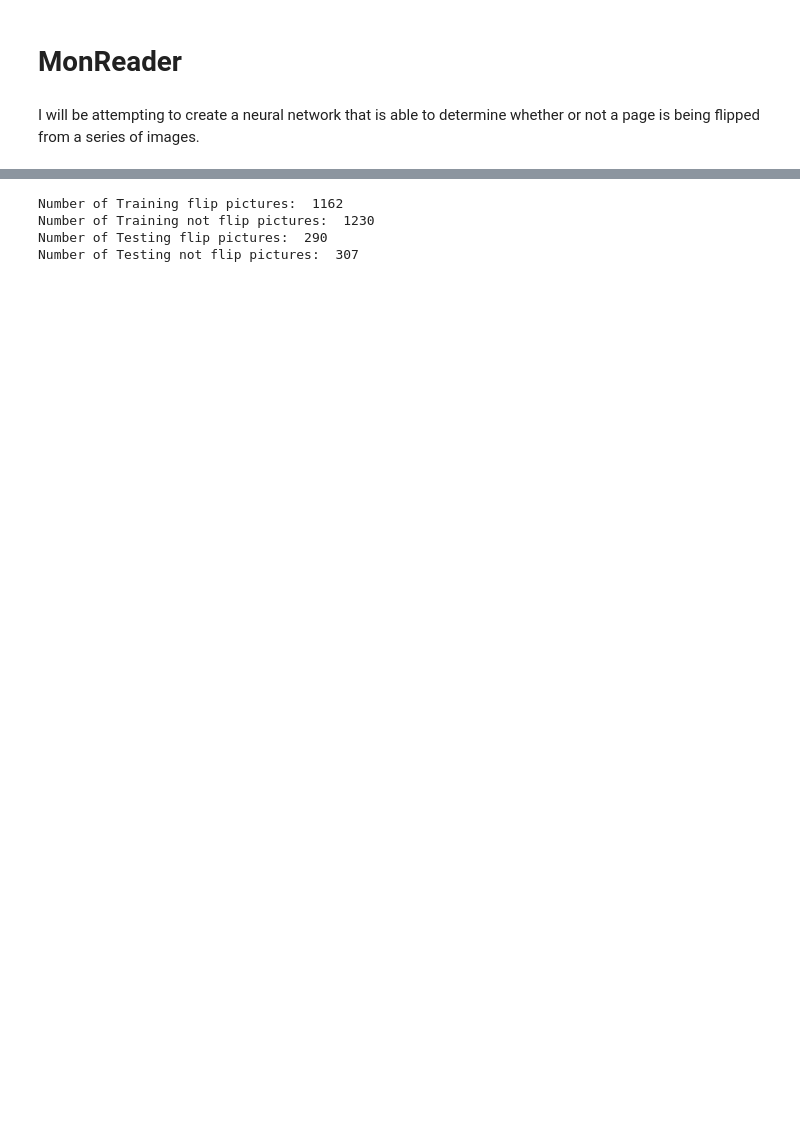
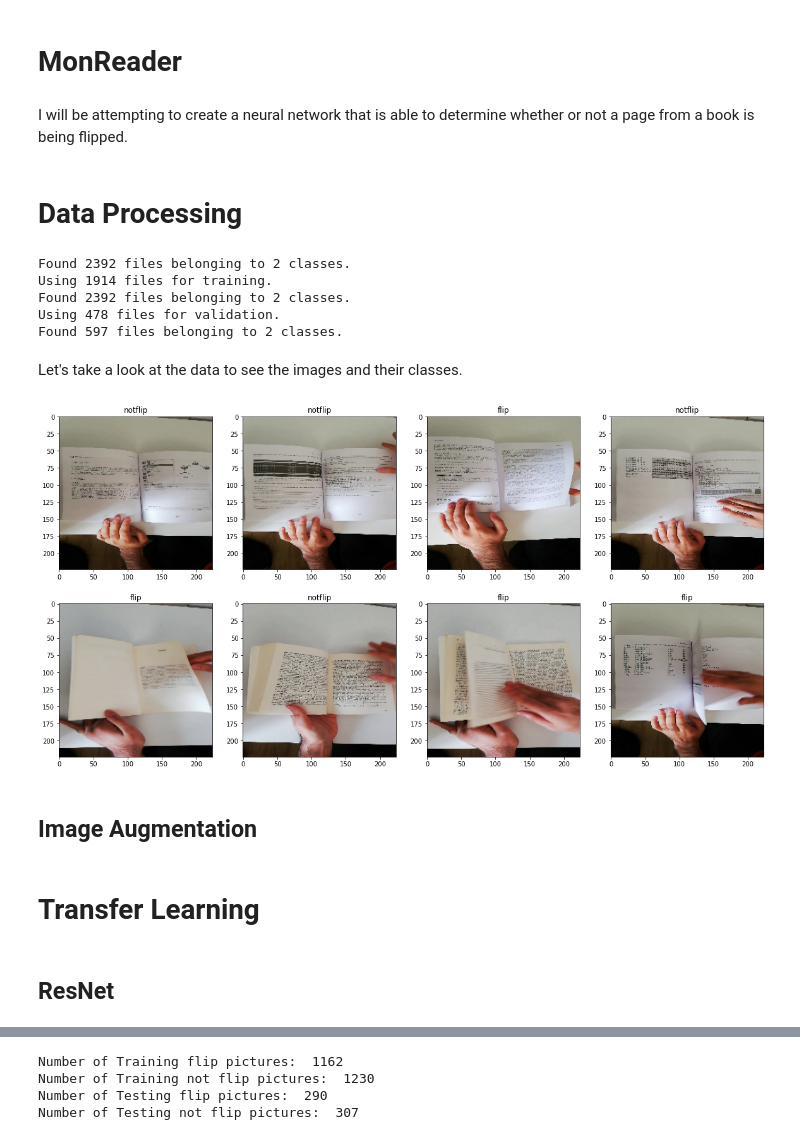
Before and after one commit to c-woo/MonReader, a Jupyter notebook: Untitled.ipynb, the cells around one changed output, grey strips where cells are left out. Drawn from its saved outputs; the diff is of its cells as text; code cells hidden in the pictures; blank space fills up the shorter version.

```diff
--- a/Untitled.ipynb
+++ b/Untitled.ipynb
@@ -15,4 +16,35 @@ from tensorflow.keras import optimizers
 from keras.callbacks import EarlyStopping
 from sklearn.metrics import accuracy_score, precision_score, recall_score, f1_score, confusion_matrix
 # %% [markdown]
-I will be attempting to create a neural network that is able to determine whether or not a page is being flipped from a series of images.
+I will be attempting to create a neural network that is able to determine whether or not a page from a book is being flipped.
+# %% [markdown]
+# Data Processing
+# %%
+## get images and split into training, testing, and validation sets
+
+train_dataset = tf.keras.utils.image_dataset_from_directory('./images/training',
+                                                            shuffle=True,
+                                                            batch_size=32,
+                                                            validation_split=0.2,
+                                                            subset='training',
+                                                            seed=27,
+                                                            image_size=(224, 224))
+
+validation_dataset = tf.keras.utils.image_dataset_from_directory('./images/training',
+                                                                 shuffle=True,
+                                                                 batch_size=32,
+                                                                 validation_split=0.2,
+                                                                 subset='validation',
+                                                                 seed=27,
+                                                                 image_size=(224, 224))
+
+test_dataset = tf.keras.utils.image_dataset_from_directory('./images/testing',
+                                                           shuffle=True,
+                                                           batch_size=597,
+                                                           image_size=(224, 224))
+# %% [output]
+Found 2392 files belonging to 2 classes.
+Using 1914 files for training.
+Found 2392 files belonging to 2 classes.
+Using 478 files for validation.
+Found 597 files belonging to 2 classes.
@@ -18,0 +55,14 @@ I will be attempting to create a neural network that is able to determine whethe
+# %% [markdown]
+Let's take a look at the data to see the images and their classes.
+# %%
+plt.figure(figsize=(20, 10))
+class_names = train_dataset.class_names
+for images, labels in train_dataset.take(1):
+    for i in range(8):
+        plt.subplot(2, 4, i+1)
+        plt.imshow(images[i].numpy().astype('uint8'))
+        plt.title(class_names[labels[i]])
+# %% [output]
+[figure, added]
+# %% [markdown]
+## Image Augmentation
@@ -18,0 +77,4 @@ I will be attempting to create a neural network that is able to determine whethe
+# %% [markdown]
+# Transfer Learning
+# %% [markdown]
+## ResNet
```
Also changed, not shown: parts of 68 cells of this notebook.
